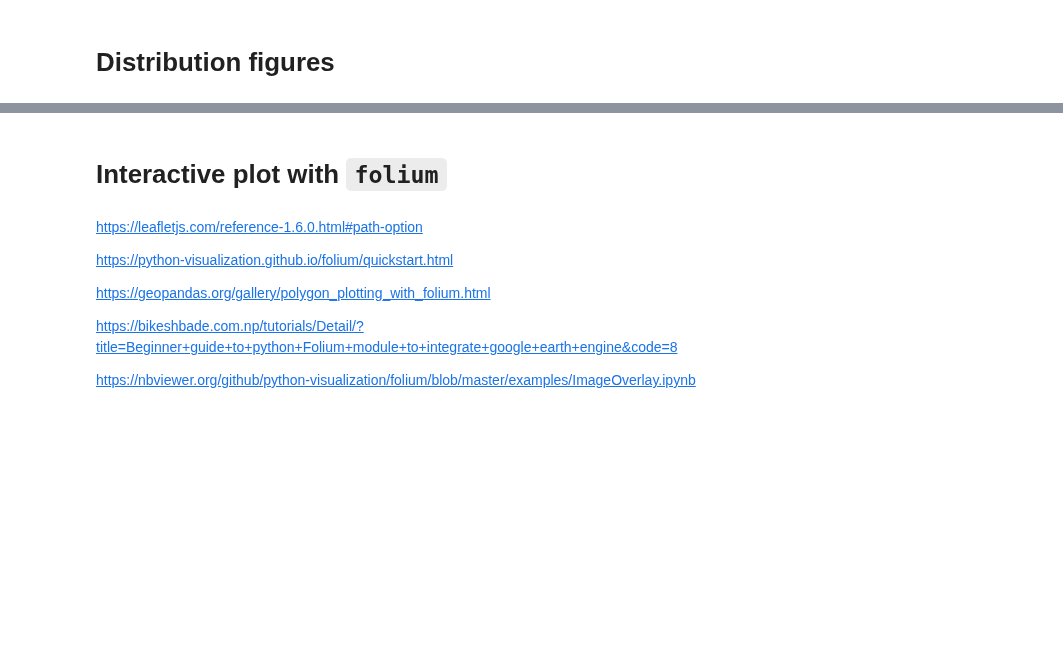
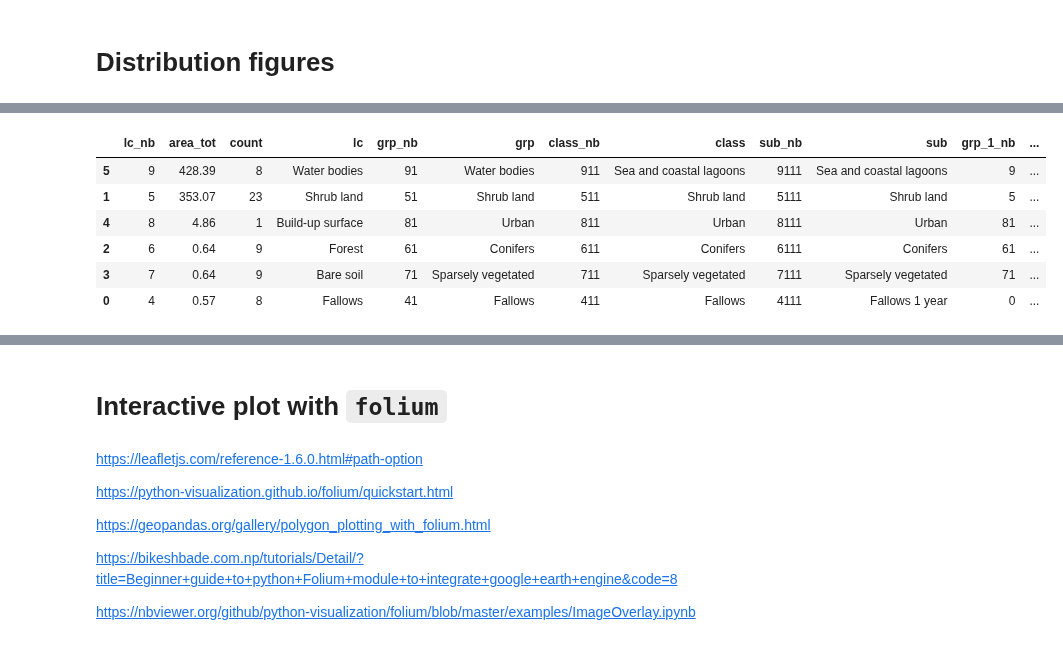
Before and after one commit to nicolasdeffense/eo-toolbox, a Jupyter notebook: notebooks_working/EOStat/clean_in_situ_senegal.ipynb, the cells around one changed output, grey strips where cells are left out. Saved outputs shown, nothing was run; the diff lists cells and outputs as text; code cells hidden in the pictures; blank space fills up the shorter version.

Commit message:
plotly_charts

```diff
--- a/notebooks_working/EOStat/clean_in_situ_senegal.ipynb
+++ b/notebooks_working/EOStat/clean_in_situ_senegal.ipynb
@@ -30,6 +28,8 @@ import crop_distribution
 ## Input
 # %%
 path = '/export/projects/FAO-EOStat-Senegal/'
+
+shp_path = '/export/projects/FAO-EOStat-Senegal/shp_temp_2/'
 
 gps_xlsx = f'{path}GPS/base_nioro.xlsx'
 
@@ -44,7 +44,7 @@ lut_crop_xlsx         = f'{path}LUT/LUT_crop.xlsx'
 lut_non_crop_xlsx     = f'{path}LUT/LUT_non_crop.xlsx'
 lut_non_crop_lox_xlsx = f'{path}LUT/LUT_non_crop_lox.xlsx'
 
-crop_dictionary_xlsx  = f'{path}LUT/crop_dictionary_new.xlsx'
+crop_dictionary_xlsx  = f'{path}Sen4Stat/LUT/crop_dictionary_new.xlsx'
 # %% [markdown]
 ## Output
 # %%
@@ -487,0 +501,16 @@ left join : 349
+# %%
+nc_gdf_list = [odk_nc_gdf, lox_nc_gdf]
+
+nc_gdf = pd.concat(nc_gdf_list, axis=0, ignore_index=True)
+
+
+print(f'There are {len(lox_nc_gdf)} polygons obtained by Sophie Lox')
+print(f'There are {len(odk_nc_gdf)} points obtained with the tablet (ODK)')
+
+print(f'--> There are {len(nc_gdf)} non-crop polygons')
+
+nc_gdf['id'] = np.arange(len(nc_gdf))
+
+nc_gdf.to_file(f'{shp_path}all_nc_data_buf.shp')
+
+nc_gdf.head()
@@ -583,0 +529,45 @@ full_polygons_gdf.head()
+# %%
+import importlib
+sys.path.insert(0, '/export/miro/ndeffense/LBRAT2104/GIT/eo-toolbox/tools/')
+
+importlib.reload(crop_distribution)
+
+chart_level = 'lc'
+chart_y     = 'area_tot'
+chart_values = 'count'
+
+pie_chart_name = f'{path}histograms/pie_chart_{chart_level}_{chart_values}'
+bar_chart_name = f'{path}histograms/bar_chart_{chart_level}_{chart_y}'
+
+
+df_plot = crop_distribution.prepare_dataframe(nc_gdf, crop_dictionary_xlsx, chart_level)
+
+display(df_plot)
+
+
+# Plotly
+# ------
+
+crop_distribution.pie_chart_plotly(df_plot, pie_chart_name, chart_level, values=chart_values)
+
+crop_distribution.bar_chart_plotly(df_plot, bar_chart_name, chart_level, y=chart_y)
+
+#crop_distribution.grouped_bar_chart_plotly(gps_df_plot, odk_df_plot, plotly_2_bar_html, chart_level)
+
+#crop_distribution.grouped_bar_chart_plotly(odk_nc_df_plot, lox_df_plot, plotly_2_bar_nc_html, chart_level)
+
+
+# Matplotlib
+# ----------
+
+#crop_distribution.build_histogram_matplotlib(lox_df_plot, histo_odk_png, level, distribution='area', cumsum=False)
+
+#crop_distribution.get_proportion_lc(lox_df_plot, pie_png, level)
+# %% [output]
+|  | lc_nb | area_tot | count | lc | grp_nb | grp | class_nb | class | sub_nb | sub | grp_1_nb | ... |
+| 5 | 9 | 428.39 | 8 | Water bodies | 91 | Water bodies | 911 | Sea and coastal lagoons | 9111 | Sea and coastal lagoons | 9 | ... |
+| 1 | 5 | 353.07 | 23 | Shrub land | 51 | Shrub land | 511 | Shrub land | 5111 | Shrub land | 5 | ... |
+| 4 | 8 | 4.86 | 1 | Build-up surface | 81 | Urban | 811 | Urban | 8111 | Urban | 81 | ... |
+| 2 | 6 | 0.64 | 9 | Forest | 61 | Conifers | 611 | Conifers | 6111 | Conifers | 61 | ... |
+| 3 | 7 | 0.64 | 9 | Bare soil | 71 | Sparsely vegetated | 711 | Sparsely vegetated | 7111 | Sparsely vegetated | 71 | ... |
+| 0 | 4 | 0.57 | 8 | Fallows | 41 | Fallows | 411 | Fallows | 4111 | Fallows 1 year | 0 | ... |
```
Also changed, not shown: parts of 32 cells of this notebook, 3 other files.
